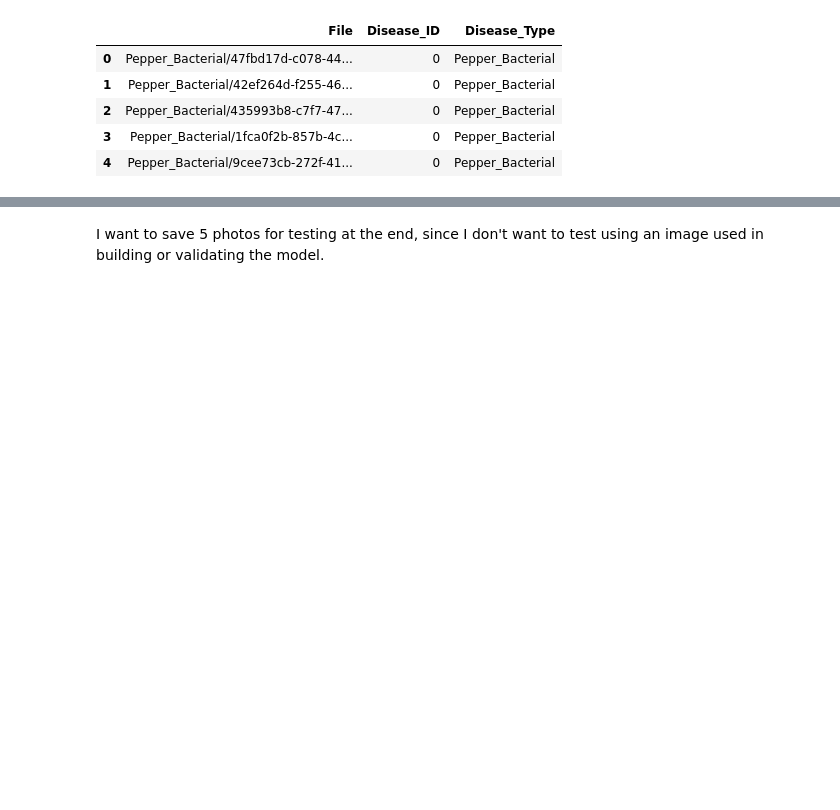
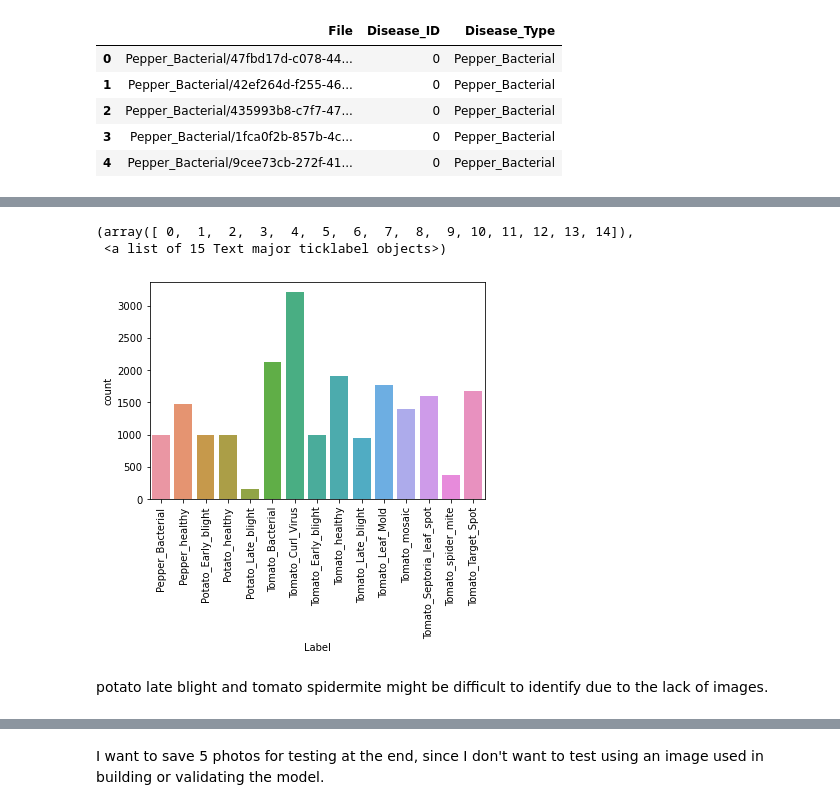
Before and after one commit to michaellaephillips/Capstone3, a Jupyter notebook: capstone3withLeNet.ipynb, the cells around one changed output, grey strips where cells are left out. Cells and saved outputs as stored; diff of their text form; code cells hidden in the pictures; blank space fills up the shorter version.

```diff
--- a/capstone3withLeNet.ipynb
+++ b/capstone3withLeNet.ipynb
@@ -40 +81,10 @@ train.head(5)
+# %%
+sns.barplot(df['Label'],df['count'])
+plt.xticks(rotation=90)
+# %% [output]
+(array([ 0,  1,  2,  3,  4,  5,  6,  7,  8,  9, 10, 11, 12, 13, 14]),
+ <a list of 15 Text major ticklabel objects>)
+[figure, added]
+# %% [markdown]
+potato late blight and tomato spidermite might be difficult to identify due to the lack of images.
 # %%
```
Also changed, not shown: parts of 20 cells of this notebook.
